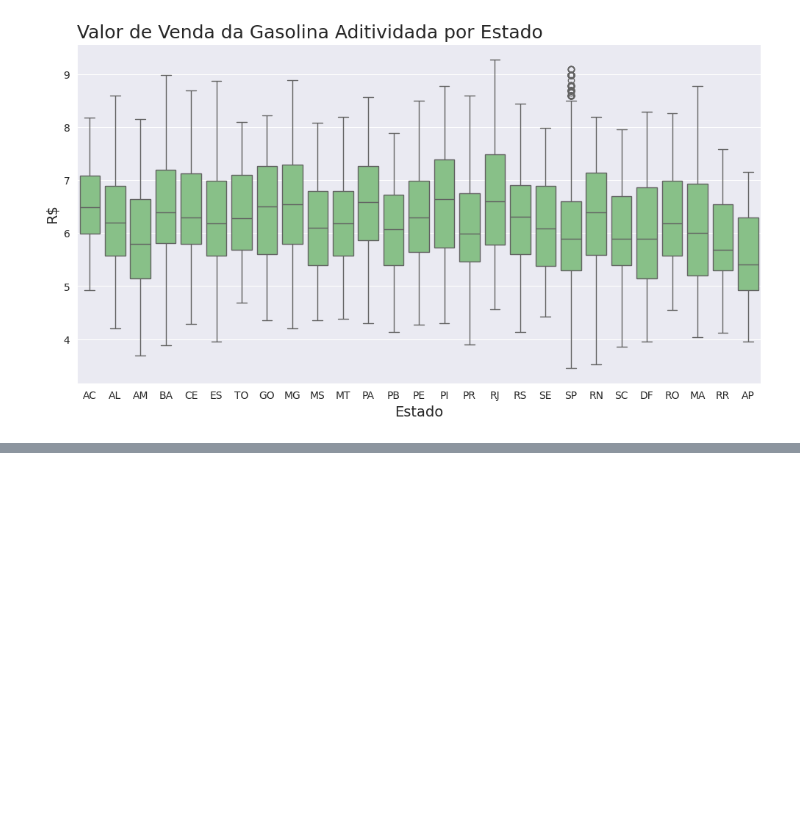
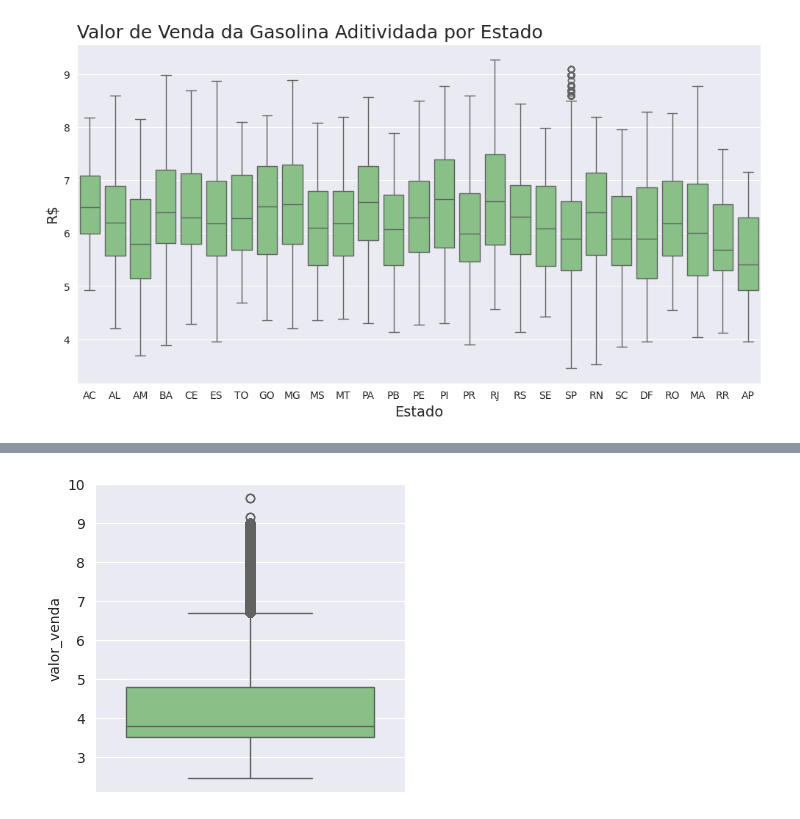
Before and after one commit to edupmon/fiap, a Jupyter notebook: pos-tech/data-analytics/fase-4/viz.ipynb, the cells around one changed output, grey strips where cells are left out. Cells and saved outputs as stored; diff of their text form; code cells hidden in the pictures; blank space fills up the shorter version.

```diff
--- a/pos-tech/data-analytics/fase-4/viz.ipynb
+++ b/pos-tech/data-analytics/fase-4/viz.ipynb
@@ -155,0 +169,4 @@ create_boxplot('Valor de Venda da Gasolina Aditividada por Estado',
+# %%
+create_boxplot_simple('valor_venda', df_diesel_s10)
+# %% [output]
+[figure, added]
```
Also changed, not shown: parts of 15 cells of this notebook.
